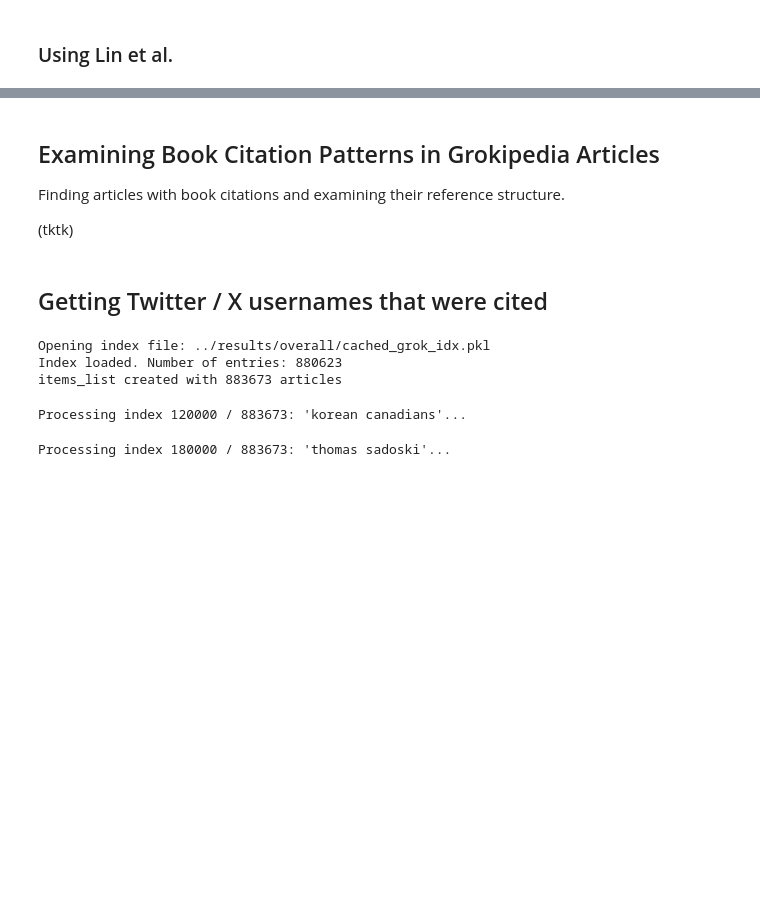
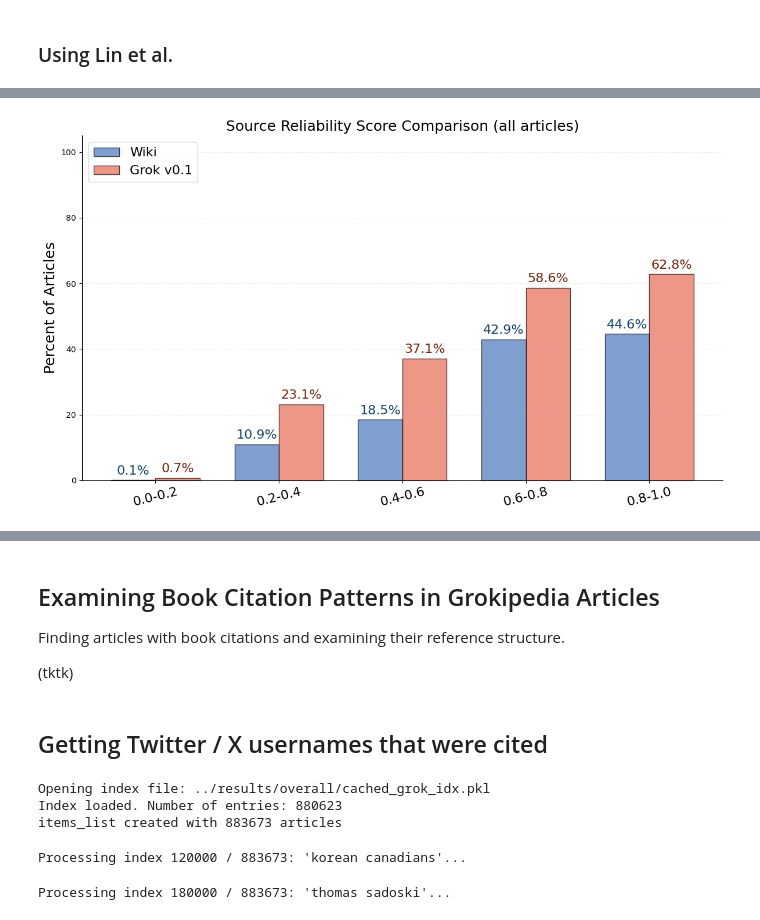
Before and after one commit to htried/wiki-grok-comparison, a Jupyter notebook: notebooks/06_citation_analysis.ipynb, the cells around one changed output, grey strips where cells are left out. Saved outputs shown, nothing was run; the diff lists cells and outputs as text; code cells hidden in the pictures; blank space fills up the shorter version.

```diff
--- a/notebooks/06_citation_analysis.ipynb
+++ b/notebooks/06_citation_analysis.ipynb
@@ -891,3 +992,102 @@ def plot_reliability_bucket_charts(filtered_df, fsuffix='', show=True, title=Non
 plot_reliability_bucket_charts(max_reliability_shift_df_lin, title='Source Reliability Score Comparison (all articles)')
 plot_reliability_bucket_charts(max_reliability_shift_df_w_license_lin, fsuffix='_w_license', title='Source Reliability Score Comparison (all articles with CC-license)')
 plot_reliability_bucket_charts(max_reliability_shift_df_wo_license_lin, fsuffix='_wo_license', title='Source Reliability Score Comparison (all articles without CC-license)')
+# %%
+def plot_bucket_article_percentage_chart(filtered_df, fsuffix='', show=True, title=None):
+    """
+    Plots a bar chart showing the percentage of articles containing at least one source
+    in each reliability score bucket for Wikipedia and Grokipedia.
+
+    Parameters:
+        filtered_df (pd.DataFrame): DataFrame with bucket columns (from find_reliability_shift_by_buckets)
+        fsuffix (str): Suffix for output filename
+        show (bool): If True, calls plt.show() at end
+        title (str): Optional custom title. If None, uses default title.
+    """
+    import matplotlib.pyplot as plt
+    import numpy as np
+
+    # Setup buckets and labels
+    bucket_labels = ['0.0-0.2', '0.2-0.4', '0.4-0.6', '0.6-0.8', '0.8-1.0']
+    display_names = {
+        '0.0-0.2': '0.0-0.2',
+        '0.2-0.4': '0.2-0.4',
+        '0.4-0.6': '0.4-0.6',
+        '0.6-0.8': '0.6-0.8',
+        '0.8-1.0': '0.8-1.0',
+    }
+    bucket_display_labels = [display_names[b] for b in bucket_labels]
+
+    # Map bucket labels to actual column name suffixes
+    bucket_to_col = {
+        '0.0-0.2': '0_0.2',
+        '0.2-0.4': '0.2_0.4',
+        '0.4-0.6': '0.4_0.6',
+        '0.6-0.8': '0.6_0.8',
+        '0.8-1.0': '0.8_1.0'
+    }
+
+    bar_x = np.arange(len(bucket_labels))
+    bar_width = 0.36
+
+    n_articles = len(filtered_df)
+    percentages = {'Wikipedia': [], 'Grokipedia': []}
+
+    # Print the number of articles containing at least one 0-0.2-reliability citation
+    wp_0_0_2_col = 'wp_bucket_0_0.2'
+    grok_0_0_2_col = 'grok_bucket_0_0.2'
+    wp_0_0_2_num = (filtered_df[wp_0_0_2_col] > 0).sum() if wp_0_0_2_col in filtered_df.columns else 0
+    grok_0_0_2_num = (filtered_df[grok_0_0_2_col] > 0).sum() if grok_0_0_2_col in filtered_df.columns else 0
+    print(f"Number of articles with at least one 0-0.2 source: Wikipedia: {wp_0_0_2_num}, Grokipedia: {grok_0_0_2_num}")
+    print(f"Number of pages with a 0-0.2 source in Wikipedia: {wp_0_0_2_num}")
+    print(f"Number of pages with a 0-0.2 source in Grokipedia: {grok_0_0_2_num}")
+
+    for bucket_label in bucket_labels:
+        col_suffix = bucket_to_col[bucket_label]
+        wp_col = f'wp_bucket_{col_suffix}'
+        grok_col = f'grok_bucket_{col_suffix}'
+        wp_count = (filtered_df[wp_col] > 0).sum() if wp_col in filtered_df.columns else 0
+        grok_count = (filtered_df[grok_col] > 0).sum() if grok_col in filtered_df.columns else 0
+        percentages['Wikipedia'].append(wp_count / n_articles * 100)
+        percentages['Grokipedia'].append(grok_count / n_articles * 100)
+
+    # Create figure and axis
+    fig, ax = plt.subplots(1, 1, figsize=(12, 7))
+
+    # Plot as side-by-side bars with blue/red scheme -- same colors as previous main bar chart
+    wp_color = "#4977bc"  # Blue for Wikipedia
+    grok_color = "#e86b54"  # Red for Grokipedia
+    ax.bar(bar_x - bar_width/2, percentages['Wikipedia'], bar_width,
+           label='Wiki', color=wp_color, edgecolor='black', alpha=0.7)
+    ax.bar(bar_x + bar_width/2, percentages['Grokipedia'], bar_width,
+           label='Grok v0.1', color=grok_color, edgecolor='black', alpha=0.7)
+
+    # Add percentage labels, fontsize 16 (match upstream)
+    for i, (wp, gk) in enumerate(zip(percentages['Wikipedia'], percentages['Grokipedia'])):
+        ax.text(i - bar_width/2, wp + 1, f"{wp:.1f}%", ha='center', va='bottom',
+               fontsize=16, color="#10426b")
+        ax.text(i + bar_width/2, gk + 1, f"{gk:.1f}%", ha='center', va='bottom',
+               fontsize=16, color="#7a230c")
+
+    ax.set_xticks(bar_x)
+    ax.set_xticklabels(bucket_display_labels, rotation=14, fontsize=16)
+    ax.set_ylim(0, 105)
+    ax.set_ylabel("Percent of Articles", fontsize=18)
+
+    plot_title = title if title is not None else "% of Articles Citing Any Source in Reliability Bucket"
+    ax.set_title(plot_title, fontsize=18)
+    ax.legend(loc='upper left', fontsize=16)
+    ax.grid(axis='y', linestyle=':', alpha=0.4)
+    ax.spines["right"].set_visible(False)
+    ax.spines["top"].set_visible(False)
+
+    fig.tight_layout()
+    fig.savefig(f'../graphics/bucket_article_percentage_chart_{fsuffix}.pdf')
+
+    if show:
+        plt.show()
+
+plot_bucket_article_percentage_chart(max_reliability_shift_df_lin, title='Source Reliability Score Comparison (all articles)')
+plot_bucket_article_percentage_chart(max_reliability_shift_df_w_license_lin, fsuffix='_w_license', title='Source Reliability Score Comparison (all articles with CC-license)')
+plot_bucket_article_percentage_chart(max_reliability_shift_df_wo_license_lin, fsuffix='_wo_license', title='Source Reliability Score Comparison (all articles without CC-license)')
+# %% [output]
@@ -893,0 +1097 @@ plot_reliability_bucket_charts(max_reliability_shift_df_wo_license_lin, fsuffix=
+[figure, added]
```
Also changed, not shown: parts of 9 cells of this notebook, 40 other files.
